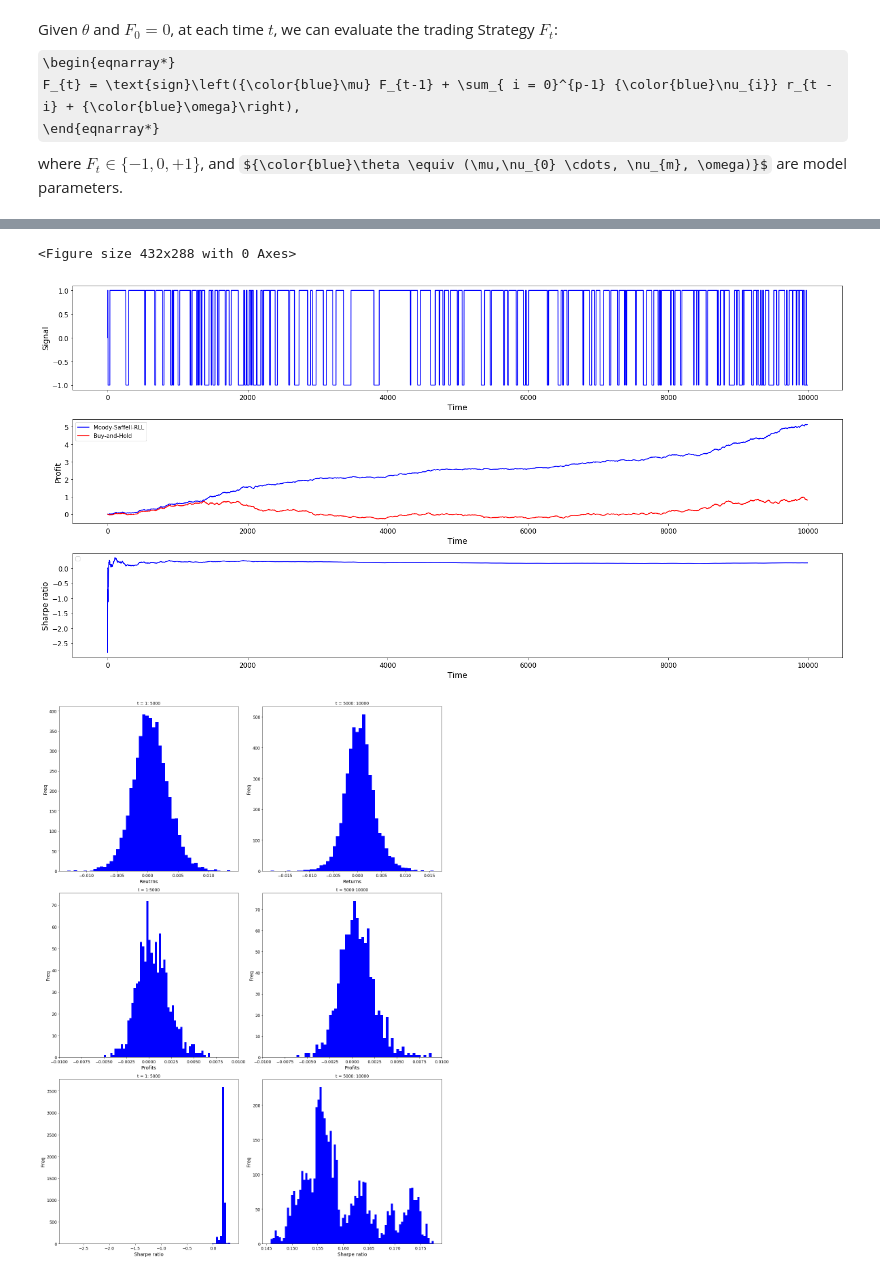
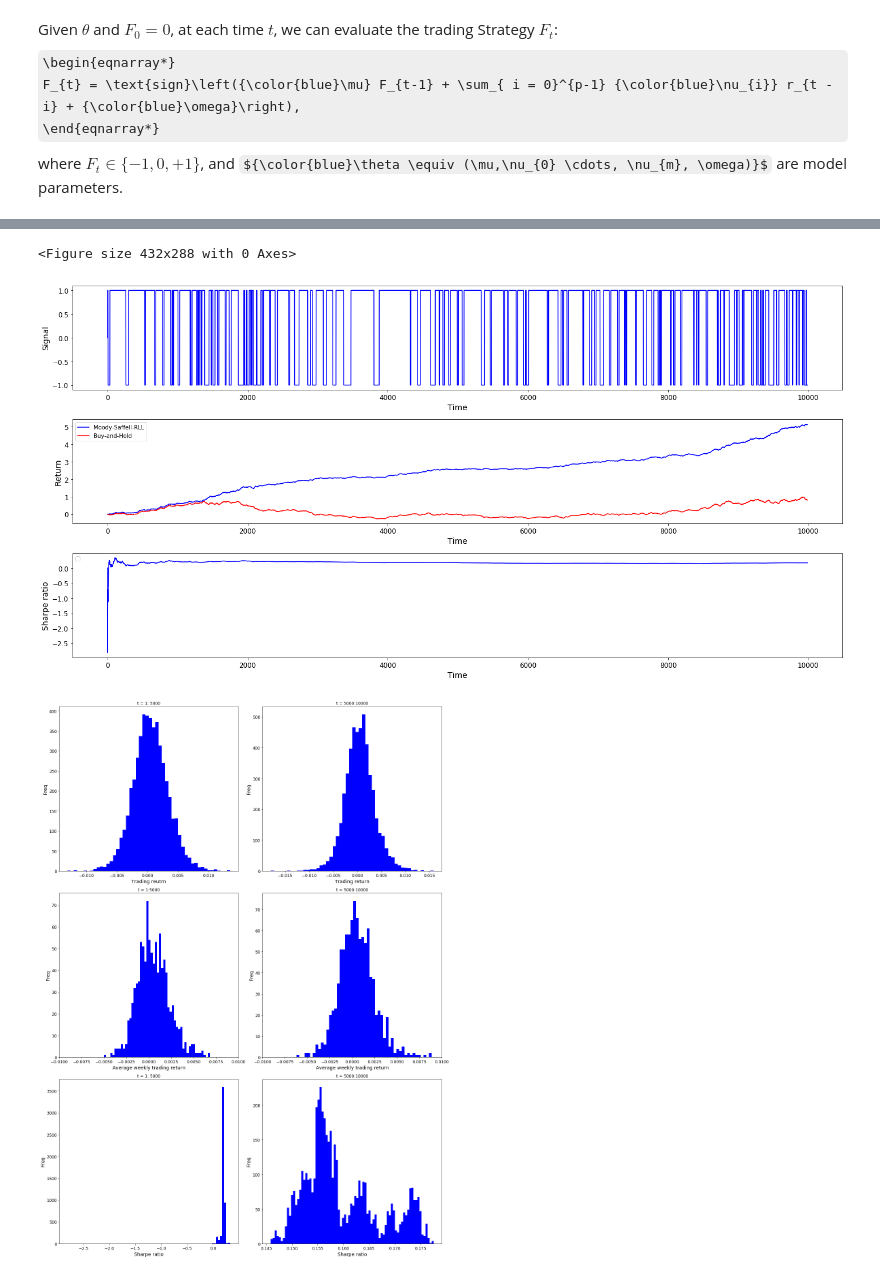
Before and after one commit to deepintomlf/mlfbook, a Jupyter notebook: Chapter8_ReinforcementLearning/循环强化学习.ipynb, the cells around one changed output, grey strips where cells are left out. Drawn from its saved outputs; the diff is of its cells as text; code cells hidden in the pictures; some formulas as TeX source.

```diff
--- a/Chapter8_ReinforcementLearning/循环强化学习.ipynb
+++ b/Chapter8_ReinforcementLearning/循环强化学习.ipynb
@@ -411,7 +411,7 @@ def Plot_Price_F_Profit_SharpeR(r, F, R, D):
   plt.plot(np.cumsum(R), 'b', label="Moody-Saffell-RLL")
   plt.plot(np.cumsum(r), 'r',label="Buy-and-Hold")
   plt.xlabel('Time')
-  plt.ylabel('Profit')
+  plt.ylabel('Return')
   plt.legend(loc="upper left")
   plt.subplot(3,1,3)
   plt.plot(D, 'b')
@@ -422,7 +422,7 @@ def Plot_Price_F_Profit_SharpeR(r, F, R, D):
   plt.show()
 
 def PlotAverageWeeklyReturn(R):
-    ''' 绘制每周收益分布的直方图 '''
+    ''' 绘制每周平均交易回报的直方图 '''
     l = np.int(np.floor(np.shape(R)[0]/5))
     avgProfit = R[: l*5].reshape(l, 5)
     avgProfit = np.mean(avgProfit, 1)
@@ -431,28 +431,28 @@ def PlotAverageWeeklyReturn(R):
 
 def Plot_Hist_R_SharpR(R, D):
   '''
-  绘制每日回报R、每周回报和夏普比率分布的直方图;
-  左图时刻t = 1: 5000, 右图时刻t = 5000: 10000.
+  绘制每日交易回报、每周平均交易回报和夏普比率的直方图;
+  左图是时刻t=1:5000的数据, 右图是时刻t=5000:10000的数据.
   '''
   plt.subplots(3,2,figsize=(17, 23))
   plt.subplot(3, 2, 1)
   plt.hist(R[:5000], 50, color='b')
-  plt.xlabel('Reutrns')
+  plt.xlabel('Trading reutrn')
   plt.ylabel('Freq')
   plt.title('t = 1: 5000')
   plt.subplot(3, 2, 2)
   plt.hist(R[5000:], 50, color='b')
-  plt.xlabel('Returns')
+  plt.xlabel('Trading return')
   plt.ylabel('Freq')
   plt.title('t = 5000:10000')
   plt.subplot(3, 2, 3)
   PlotAverageWeeklyReturn(R[:5000])
-  plt.xlabel('Profits')
+  plt.xlabel('Average weekly trading return')
   plt.ylabel('Freq')
   plt.title('t = 1:5000')
   plt.subplot(3, 2, 4)
   PlotAverageWeeklyReturn(R[5000:])
-  plt.xlabel('Profits')
+  plt.xlabel('Average weekly trading return')
   plt.ylabel('Freq')
   plt.title('t = 5000:10000')
   plt.subplot(3, 2, 5)
@@ -479,3 +479,3 @@ W0617 08:40:42.077553 140064862656384 legend.py:1383] No handles with labels fou
 <Figure size 432x288 with 0 Axes>
 [figure]
-[figure, old version]
+[figure, new version]
```
Also changed, not shown: parts of 3 cells of this notebook.
